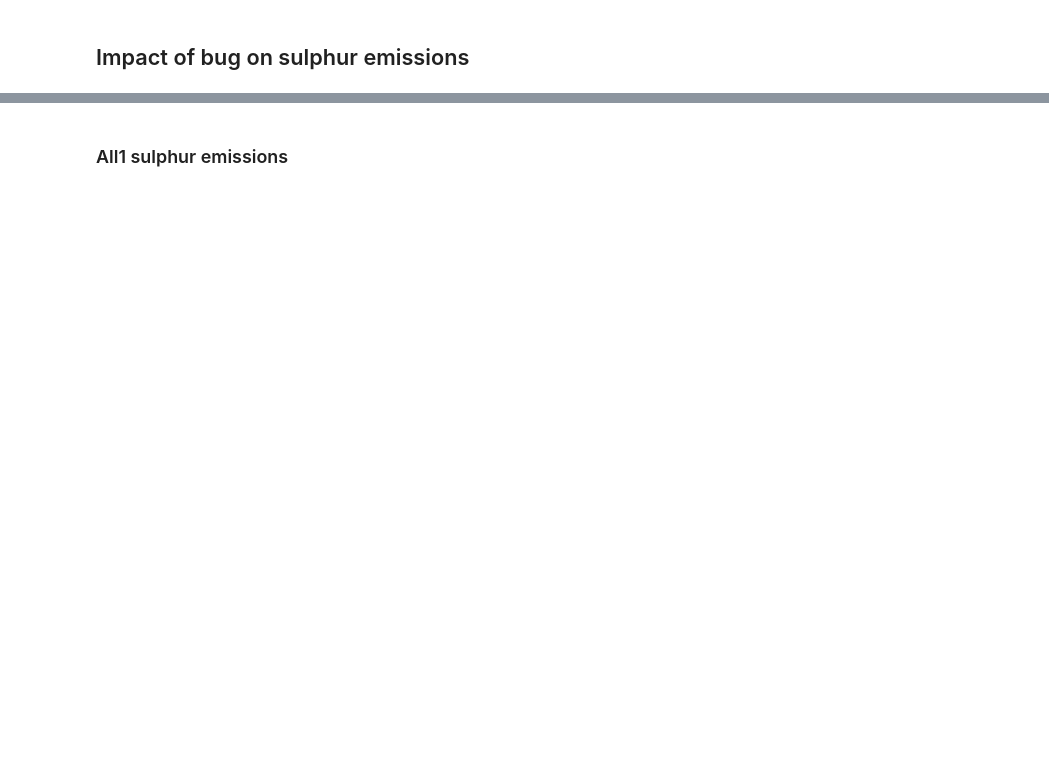
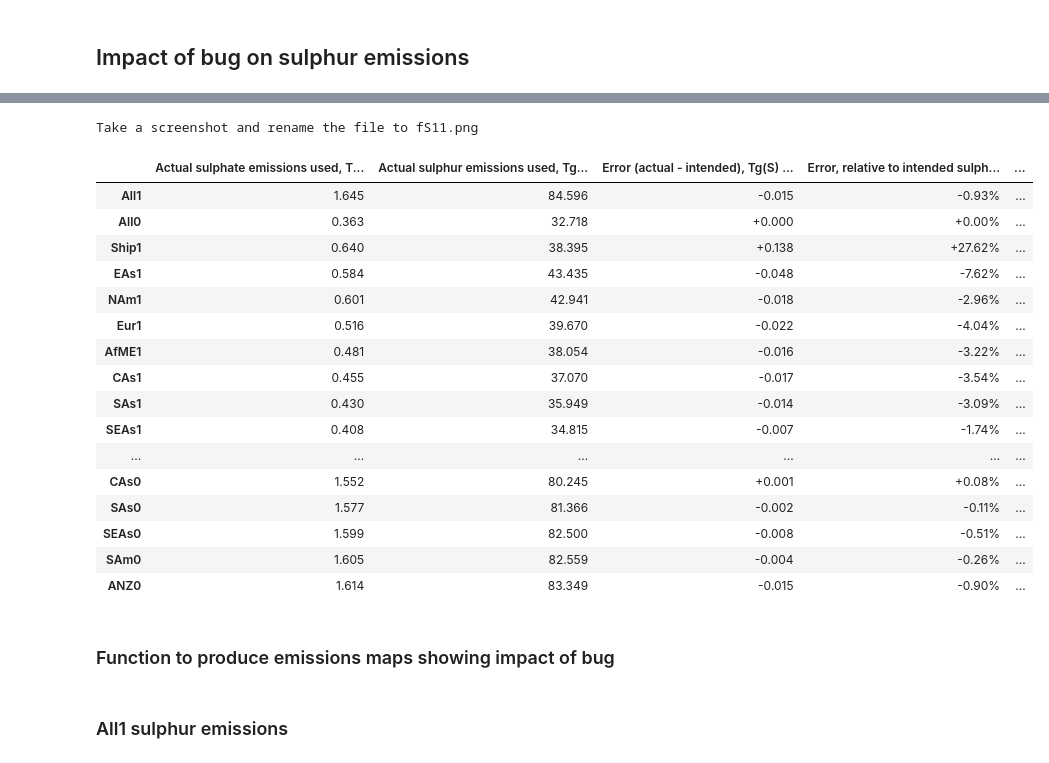
Before and after one commit to grandey/draft2017a-region-rfp, a Jupyter notebook: emissions_bug_draft2017a.ipynb, the cells around one changed output, grey strips where cells are left out. Drawn from its saved outputs; the diff is of its cells as text; code cells hidden in the pictures; blank space fills up the shorter version.

Commit message:
emissions_bug_draft2017a.ipynb: adding tables showing sulphate emissions

```diff
--- a/emissions_bug_draft2017a.ipynb
+++ b/emissions_bug_draft2017a.ipynb
@@ -83,0 +201,8 @@ supp_figure_counter = 10
+# %%
+# Calculate errors and percentage errors
+error_df['so4_error'] = error_df['so4_actual'] - error_df['so4_intended']
+error_df['so4_rel_error'] = error_df['so4_error'] / error_df['so4_intended']
+error_df['s_error'] = error_df['s_actual'] - error_df['s_intended']
+error_df['s_rel_error'] = error_df['s_error'] / error_df['s_intended']
+error_df.head()
+# Note: s_error should be same as so4_error
@@ -84 +216,59 @@ supp_figure_counter = 10
+# %%
+# Prepare styled table
+# Select subset of columns
+table_df = error_df[['so4_actual', 's_actual', 'so4_error', 'so4_rel_error', 's_rel_error']]
+# Order (All1, All0, Θ1, Θ0)
+scenario_order = ['All1', 'All0',
+                  'Ship1', 'EAs1', 'NAm1', 'Eur1', 'AfME1',
+                  'CAs1', 'SAs1', 'SEAs1', 'SAm1', 'ANZ1',
+                  'Ship0', 'EAs0', 'NAm0', 'Eur0', 'AfME0',
+                  'CAs0', 'SAs0', 'SEAs0', 'SAm0', 'ANZ0']
+table_df = table_df.loc[scenario_order]
+# Rename columns
+table_df = table_df.rename(columns={'so4_actual': 'Actual sulphate emissions used, Tg(S) year$^{-1}$',
+                                    's_actual': 'Actual sulphur emissions used, Tg(S) year$^{-1}$',
+                                    'so4_error': 'Error (actual - intended), Tg(S) year$^{-1}$',
+                                    'so4_rel_error': 'Error, relative to intended sulphate emissions',
+                                    's_rel_error': 'Error, relative to intended sulphur emissions'})
+# Style the table
+table_styler = table_df.style\
+    .format({'Actual sulphate emissions used, Tg(S) year$^{-1}$': '{:.3f}',
+             'Actual sulphur emissions used, Tg(S) year$^{-1}$': '{:.3f}',
+             'Error (actual - intended), Tg(S) year$^{-1}$': '{:+.3f}',
+             'Error, relative to intended sulphate emissions': '{:+.2%}',
+             'Error, relative to intended sulphur emissions': '{:+.2%}'})\
+    .bar(align='left', color=['#D6EAF8', '#FDEBD0'], width=98,
+         subset=['Actual sulphate emissions used, Tg(S) year$^{-1}$',
+                 'Actual sulphur emissions used, Tg(S) year$^{-1}$'])\
+    .bar(align='zero', color=['#D6EAF8', '#FADBD8'], width=100,
+         subset=['Error (actual - intended), Tg(S) year$^{-1}$',
+                 'Error, relative to intended sulphate emissions',
+                 'Error, relative to intended sulphur emissions'])\
+    .set_properties(**{'text-align': 'center', 'width': '4.5cm',
+                       'font-size': '10pt'})
+# Display the table - and print reminder to take a screenshot
+print('Take a screenshot and rename the file to fS{:02}.png'.format(supp_figure_counter))
+supp_figure_counter += 1
+table_styler
+# %% [output]
+Take a screenshot and rename the file to fS11.png
+|  | Actual sulphate emissions used, T... | Actual sulphur emissions used, Tg... | Error (actual - intended), Tg(S) ... | Error, relative to intended sulph... | ... |
+| All1 | 1.645 | 84.596 | -0.015 | -0.93% | ... |
+| All0 | 0.363 | 32.718 | +0.000 | +0.00% | ... |
+| Ship1 | 0.640 | 38.395 | +0.138 | +27.62% | ... |
+| EAs1 | 0.584 | 43.435 | -0.048 | -7.62% | ... |
+| NAm1 | 0.601 | 42.941 | -0.018 | -2.96% | ... |
+| Eur1 | 0.516 | 39.670 | -0.022 | -4.04% | ... |
+| AfME1 | 0.481 | 38.054 | -0.016 | -3.22% | ... |
+| CAs1 | 0.455 | 37.070 | -0.017 | -3.54% | ... |
+| SAs1 | 0.430 | 35.949 | -0.014 | -3.09% | ... |
+| SEAs1 | 0.408 | 34.815 | -0.007 | -1.74% | ... |
+| ... | ... | ... | ... | ... | ... |
+| CAs0 | 1.552 | 80.245 | +0.001 | +0.08% | ... |
+| SAs0 | 1.577 | 81.366 | -0.002 | -0.11% | ... |
+| SEAs0 | 1.599 | 82.500 | -0.008 | -0.51% | ... |
+| SAm0 | 1.605 | 82.559 | -0.004 | -0.26% | ... |
+| ANZ0 | 1.614 | 83.349 | -0.015 | -0.90% | ... |
+# %% [markdown]
+### Function to produce emissions maps showing impact of bug
 # %%
```
Also changed, not shown: parts of 20 cells of this notebook.
